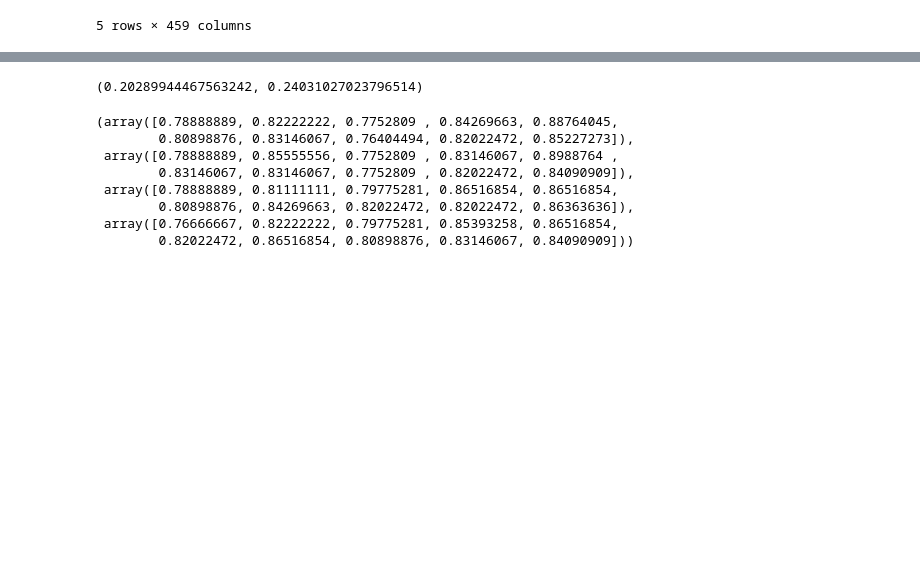
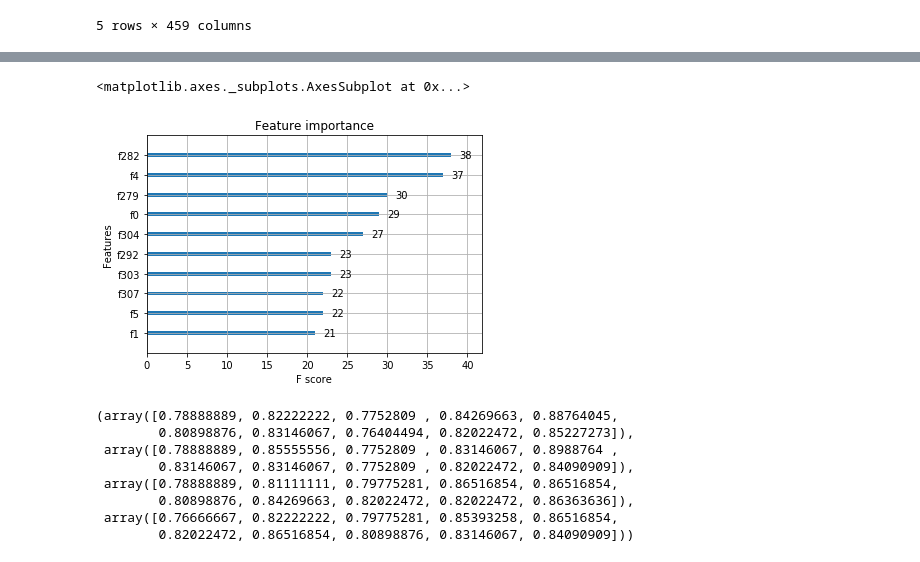
Before and after one commit to lstmemery/automl-talk, a Jupyter notebook: featuretools_demo.ipynb, the cells around one changed output, grey strips where cells are left out. Saved outputs shown, nothing was run; the diff lists cells and outputs as text; code cells hidden in the pictures; blank space fills up the shorter version.

```diff
--- a/featuretools_demo.ipynb
+++ b/featuretools_demo.ipynb
@@ -211,0 +264,3 @@ ft_pipeline.named_steps['featuretoolstransformer'].features
+# %%
+feature_matrix_importance = PermutationImportance(XGBClassifier(random_state=0), cv=5)
+feature_matrix_importance.fit(feature_matrix, train_target)
@@ -292,25 +370,31 @@ expanded_ft_cv.mean(), expanded_ft_cv.std()
 # %%
 picky_pipeline = make_pipeline(
     FeaturetoolsTransformer(categorical_features = ["Pclass",
-                                                                             "Sex",
-                                                                             "Embarked",
-                                                                             "CabinClass",
-                                                                             "LastName",
-                                                                             "Honorific",
-                                                                             "TicketPrefix"]),
-    Imputer(strategy="median"),
-    SelectFromModel(ExtraTreesClassifier(random_state=20, n_estimators=500), 'median'),
-    LogisticRegressionCV(random_state=0, cv = 5)
+                                                    "Sex",
+                                                    "Embarked",
+                                                    "CabinClass",
+                                                    "LastName",
+                                                    "Honorific",
+                                                    "TicketPrefix"]),
+    Imputer(strategy='median'),
+    RFECV(XGBClassifier(random_state=1),
+          cv=5,
+          step=0.05,
+         n_jobs=-1),
+    XGBClassifier(random_state=0, n_jobs=-1)
 )
 
 selected_ft_cv = cross_val_score(picky_pipeline,
                                  train_features,
                                  train_target,
-                                 cv=5,
-                                 scoring= make_scorer(matthews_corrcoef))
+                                 cv=5)
 selected_ft_cv.mean(), selected_ft_cv.std()
-# %% [output]
-(0.20289944467563242, 0.24031027023796514)
+# %%
+picky_pipeline.fit(train_features, train_target)
+plot_importance(picky_pipeline.named_steps['xgbclassifier'], max_num_features=10)
+# %% [output]
+<matplotlib.axes._subplots.AxesSubplot at 0x...>
+[figure, added]
 # %%
 basic_cv, ft_cv, expanded_ft_cv, selected_ft_cv
 # %% [output]
```
Also changed, not shown: parts of 47 cells of this notebook.
